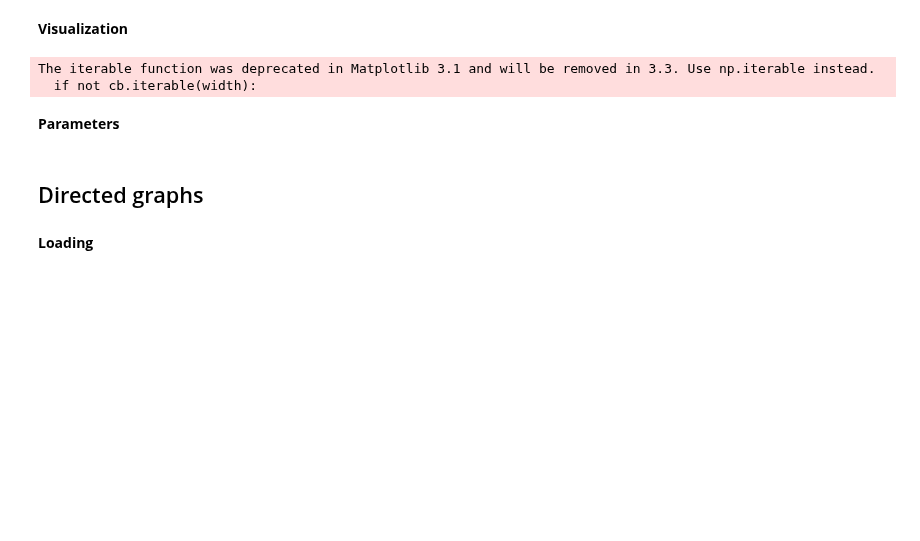
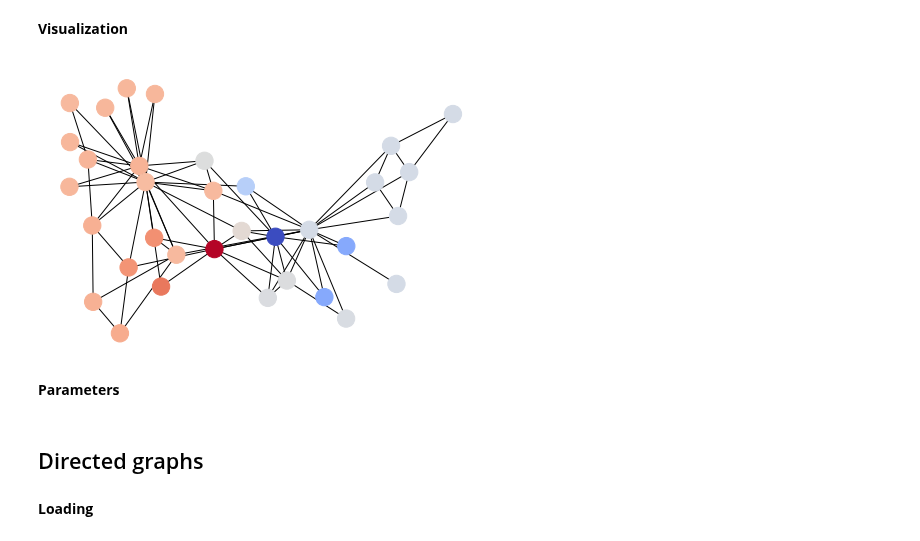
Before and after one commit to sknetwork-team/scikit-network, a Jupyter notebook: docs/tutorials/ranking/diffusion.ipynb, the cells around one changed output. Drawn from its saved outputs; the diff is of its cells as text; code cells hidden in the pictures; blank space fills up the shorter version.

```diff
--- a/docs/tutorials/ranking/diffusion.ipynb
+++ b/docs/tutorials/ranking/diffusion.ipynb
@@ -33,13 +31,11 @@ from networkx import from_scipy_sparse_matrix, spring_layout, draw
 # %%
-graph = from_scipy_sparse_matrix(adjacency)
+graph = nx.from_scipy_sparse_matrix(adjacency)
+pos = nx.spring_layout(graph)
-# %%
-pos = spring_layout(graph)
 # %%
 # Warning: If the image does not appear, run the cell again.
-draw(graph, pos, node_color = score, cmap = 'coolwarm')
+nx.draw(graph, pos, node_color=score, cmap='coolwarm')
 # %% [output]
-The iterable function was deprecated in Matplotlib 3.1 and will be removed in 3.3. Use np.iterable instead.
-  if not cb.iterable(width):
+[figure, added]
 # %% [markdown]
 **Parameters**
 # %%
```
Also changed, not shown: parts of 17 cells of this notebook, 1 other file.
